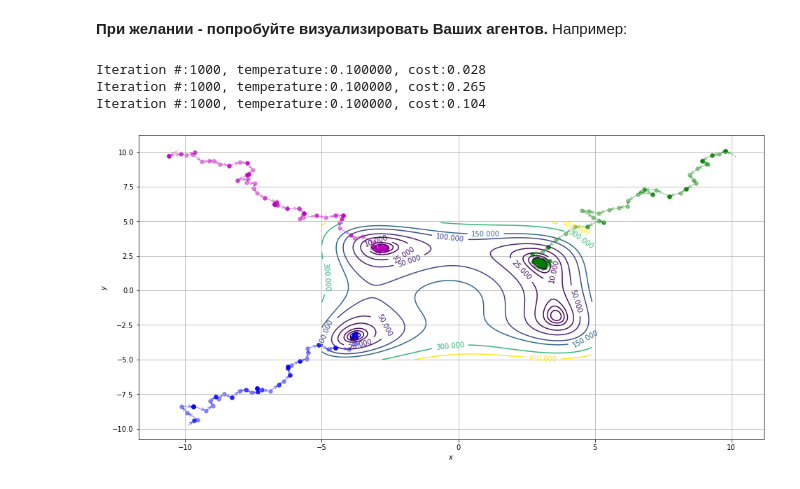
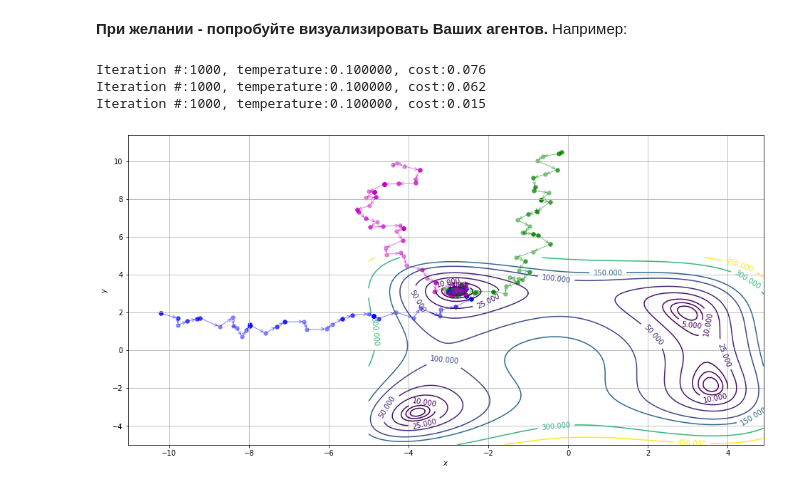
Before and after one commit to TikhonovDaniil/AINavigationControl5.2020, a Jupyter notebook: L1/L1_09.ipynb, the cells around one changed output. Drawn from its saved outputs; the diff is of its cells as text; code cells hidden in the pictures.

```diff
--- a/L1/L1_09.ipynb
+++ b/L1/L1_09.ipynb
@@ -278,35 +278,35 @@ cs = ax.contour(X, Y, Z, [0,2,5,10,25,50,100,150,300,450]);
 
 # каждый агент - выделение цветом
 colors = ['b', 'g', 'm']
 
 # с разных точек
-fstate = [(-10, -10), (10, 10), (-10, 10)];
+fstate = [(-10, 2), (0, 10), (-4, 10)];
 
 for state, color in zip(fstate, colors):
     point, cost, lstate = simulated_annealing(FButa, (-10, 10), (-10, 10), state, 100, 0.1);
 
     # вывод точек
     # p = np.array(lstate);
     # ax.scatter(p[:,0], p[:,1], s = 1, color = color)
 
     # вывод точек
     p = np.array(lstate);
     p = p[:200];
 
     ax.scatter(p[0,0], p[0,1], c=color, s = 1, lw = 0, alpha = 1)
     for j in range(1, len(p)):
         ax.scatter(p[j, 0], p[j, 1], c = color, s = 40, lw = 0, alpha = 0.5)
         ax.annotate('', xy=(p[j, 0], p[j, 1]), xytext=(p[j-1, 0], p[j-1,1]), alpha=0.5,
                     arrowprops={'arrowstyle': '->', 'color': color, 'lw': 1, 'alpha': 0.5},
                     va='center', ha='center')
 
 # добавление подписей к линиям уровня
 ax.clabel(cs);
 ax.grid();
 
 plt.show()
 # %% [output]
-Iteration #:1000, temperature:0.100000, cost:0.028
-Iteration #:1000, temperature:0.100000, cost:0.265
-Iteration #:1000, temperature:0.100000, cost:0.104
+Iteration #:1000, temperature:0.100000, cost:0.076
+Iteration #:1000, temperature:0.100000, cost:0.062
+Iteration #:1000, temperature:0.100000, cost:0.015
-[figure, old version]
+[figure, new version]
```
Also changed, not shown: parts of 1 cell of this notebook.
